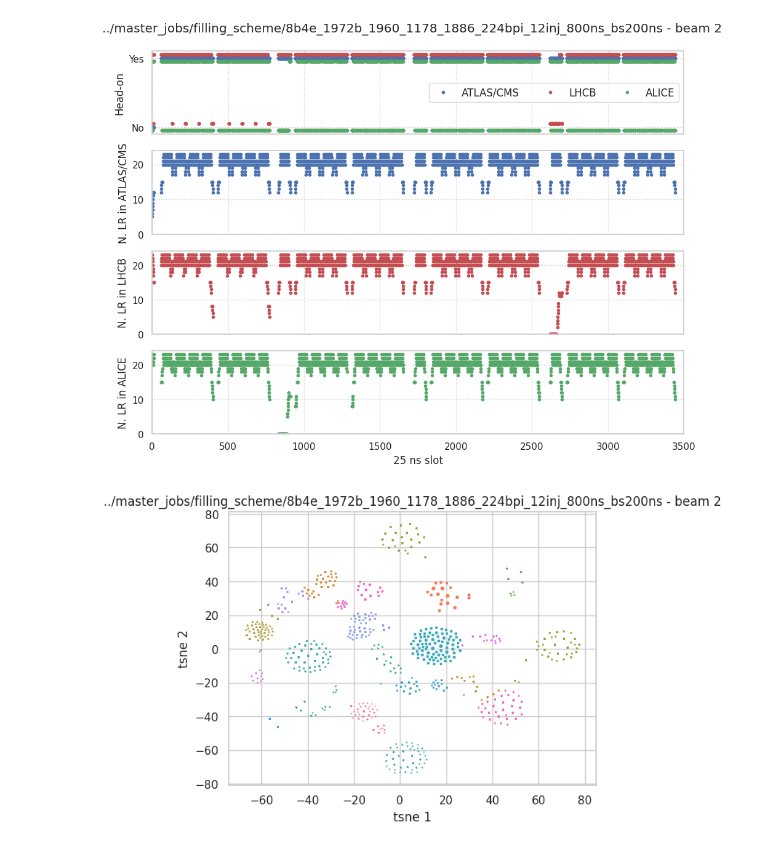
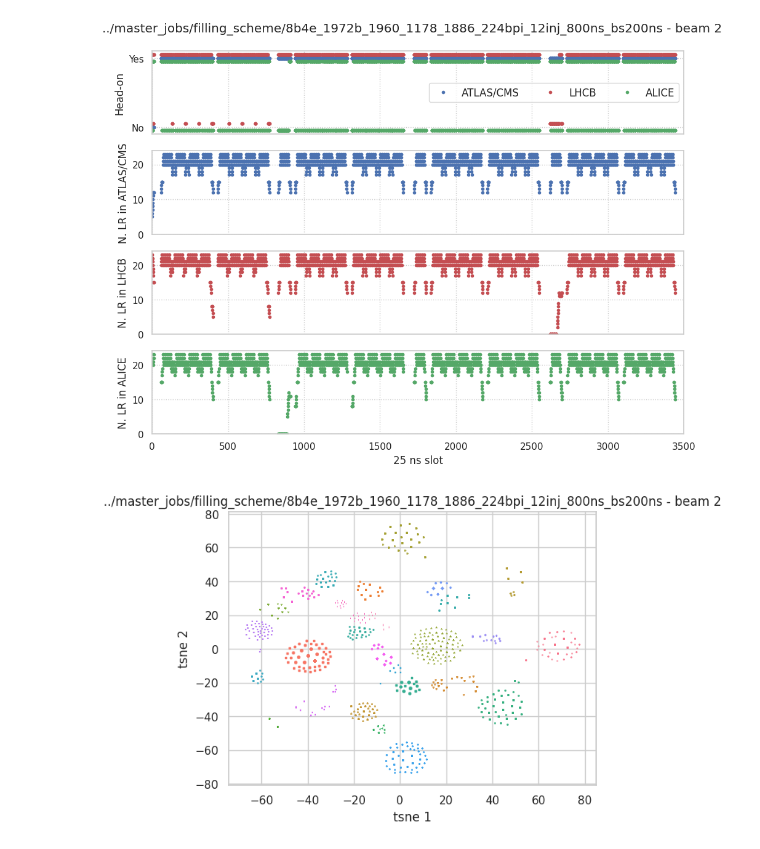
Before and after one commit to ColasDroin/DA_study, a Jupyter notebook: master_study/analysis/cluster_filling_schemes.ipynb, the cells around one changed output. Drawn from its saved outputs; the diff is of its cells as text; code cells hidden in the pictures.

```diff
--- a/master_study/analysis/cluster_filling_schemes.ipynb
+++ b/master_study/analysis/cluster_filling_schemes.ipynb
@@ -220,26 +221,28 @@ array_bunches_2d = tsne.fit_transform(scaled_array_bunches)
     # ax.set_ylabel('inertia')
     # ax.set_title(patt.scheme_name + ' - ' + beam.beam_name)
     # plt.show()
-
-
-# Cluster the bunches in 14 clusters
-n_clusters = 21
-kmeans = KMeans(n_clusters=n_clusters, random_state=30, algorithm = "elkan").fit(array_bunches_2d)
-bunches_labels = kmeans.labels_
-color_list = sns.color_palette("husl", n_clusters)
-marker_list = list(Line2D.markers.keys())
-# Plot the clusters in 2D
-fig = plt.figure()
-ax = fig.add_subplot(111)
-for i in range(n_clusters):
-    ax.scatter(array_bunches_2d[bunches_labels==i, 0],
-                array_bunches_2d[bunches_labels==i, 1],
-                label=f'cluster {i}', color=color_list[i], s=1, marker = marker_list[i])
-#ax.legend()
-ax.set_xlabel('tsne 1')
-ax.set_ylabel('tsne 2')
-ax.set_title(patt.scheme_name + ' - ' + beam.beam_name)
-#plt.show()
-plt.savefig(f"_{beam.beam_name.replace(' ', '')}_bb_clusters.pdf")
-# %% [output]
-[figure, removed]
+# %%
+#for random_state in range(30,90):
+# Cluster the bunches in 14 clusters
+n_clusters = 27
+#kmeans = GaussianMixture(n_clusters=n_clusters, random_state=random_state).fit(array_bunches_2d)
+kmeans = GaussianMixture(n_components=n_clusters, random_state=48, covariance_type = 'full').fit(array_bunches_2d)
+#bunches_labels = kmeans.labels_
+bunches_labels = kmeans.predict(array_bunches_2d)
+color_list = sns.color_palette("husl", n_clusters)
+marker_list = list(Line2D.markers.keys())
+# Plot the clusters in 2D
+fig = plt.figure()
+ax = fig.add_subplot(111)
+for i in range(n_clusters):
+    ax.scatter(array_bunches_2d[bunches_labels==i, 0],
+                array_bunches_2d[bunches_labels==i, 1],
+                label=f'cluster {i}', color=color_list[i], s=1, marker = marker_list[i])
+#ax.legend()
+ax.set_xlabel('tsne 1')
+ax.set_ylabel('tsne 2')
+ax.set_title(patt.scheme_name + ' - ' + beam.beam_name)
+#plt.show()
+plt.savefig(f"_{beam.beam_name.replace(' ', '')}_bb_clusters.pdf")
+# %% [output]
+[figure, added]
```
Also changed, not shown: parts of 1 cell of this notebook, 8 other files.
